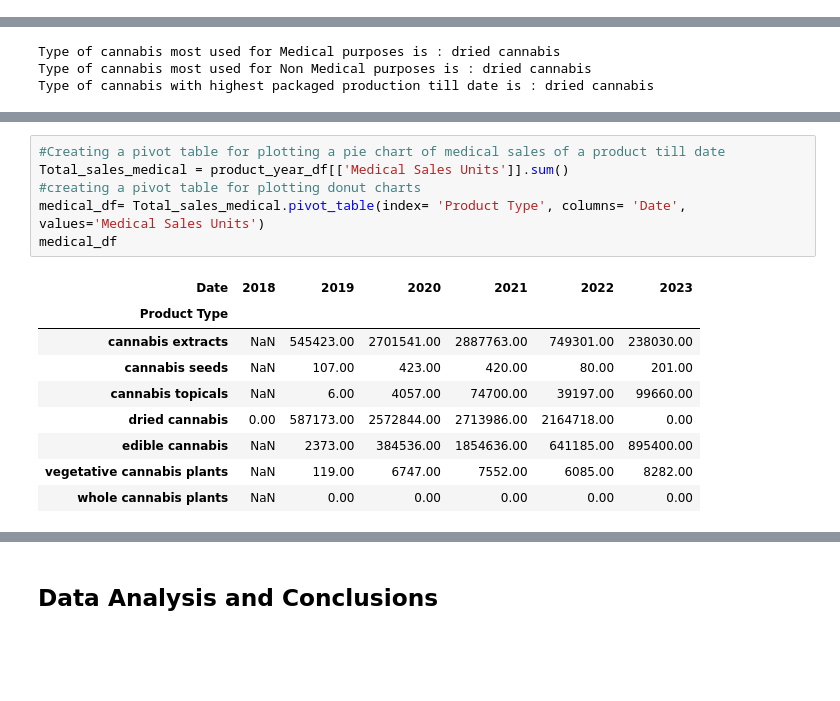
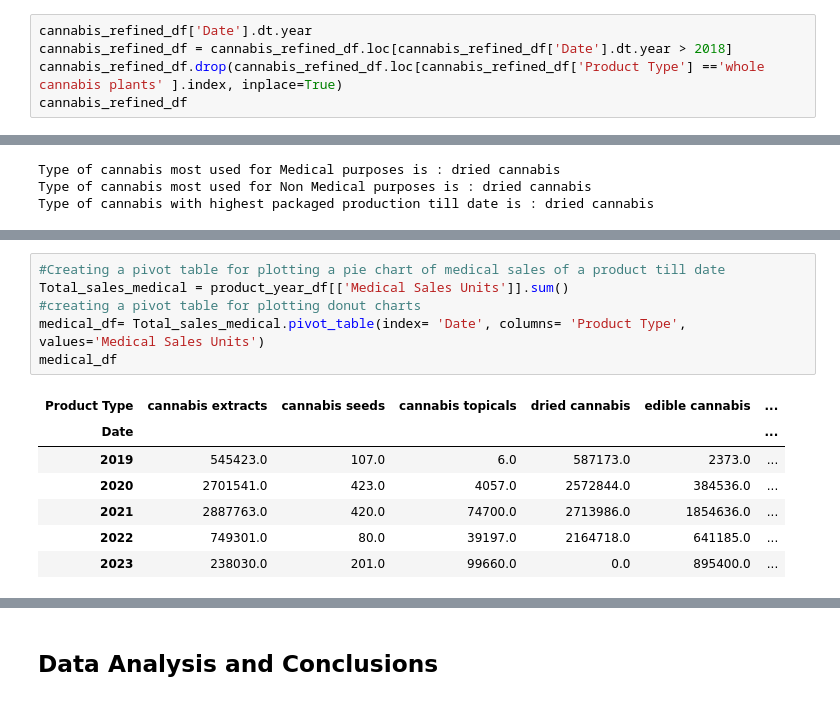
Before and after one commit to ajunjee-selvam/Project_1, a Jupyter notebook: Project 1 - Final Analysis.ipynb, the cells around one changed output, grey strips where cells are left out. Saved outputs shown, nothing was run; the diff lists cells and outputs as text; blank space fills up the shorter version.

```diff
--- a/Project 1 - Final Analysis.ipynb
+++ b/Project 1 - Final Analysis.ipynb
@@ -670,0 +676,5 @@ cannabis_refined_df.head()
+# %%
+cannabis_refined_df['Date'].dt.year
+cannabis_refined_df = cannabis_refined_df.loc[cannabis_refined_df['Date'].dt.year > 2018]
+cannabis_refined_df.drop(cannabis_refined_df.loc[cannabis_refined_df['Product Type'] =='whole cannabis plants' ].index, inplace=True)
+cannabis_refined_df
@@ -785,19 +806,17 @@ Total_sales_year
 # %%
 #Creating a pivot table for plotting a pie chart of medical sales of a product till date
 Total_sales_medical = product_year_df[['Medical Sales Units']].sum()
 #creating a pivot table for plotting donut charts
-medical_df= Total_sales_medical.pivot_table(index= 'Product Type', columns= 'Date', values='Medical Sales Units')
+medical_df= Total_sales_medical.pivot_table(index= 'Date', columns= 'Product Type', values='Medical Sales Units')
 medical_df
 # %% [output]
-| Date | 2018 | 2019 | 2020 | 2021 | 2022 | 2023 |
-| Product Type |  |  |  |  |  |  |
-| cannabis extracts | NaN | 545423.00 | 2701541.00 | 2887763.00 | 749301.00 | 238030.00 |
-| cannabis seeds | NaN | 107.00 | 423.00 | 420.00 | 80.00 | 201.00 |
-| cannabis topicals | NaN | 6.00 | 4057.00 | 74700.00 | 39197.00 | 99660.00 |
-| dried cannabis | 0.00 | 587173.00 | 2572844.00 | 2713986.00 | 2164718.00 | 0.00 |
-| edible cannabis | NaN | 2373.00 | 384536.00 | 1854636.00 | 641185.00 | 895400.00 |
-| vegetative cannabis plants | NaN | 119.00 | 6747.00 | 7552.00 | 6085.00 | 8282.00 |
-| whole cannabis plants | NaN | 0.00 | 0.00 | 0.00 | 0.00 | 0.00 |
+| Product Type | cannabis extracts | cannabis seeds | cannabis topicals | dried cannabis | edible cannabis | ... |
+| Date |  |  |  |  |  | ... |
+| 2019 | 545423.0 | 107.0 | 6.0 | 587173.0 | 2373.0 | ... |
+| 2020 | 2701541.0 | 423.0 | 4057.0 | 2572844.0 | 384536.0 | ... |
+| 2021 | 2887763.0 | 420.0 | 74700.0 | 2713986.0 | 1854636.0 | ... |
+| 2022 | 749301.0 | 80.0 | 39197.0 | 2164718.0 | 641185.0 | ... |
+| 2023 | 238030.0 | 201.0 | 99660.0 | 0.0 | 895400.0 | ... |
 # %%
 #Creating pie chart for medical sales of product over different year
 font_color = '#525252'
```
Also changed, not shown: parts of 14 cells of this notebook.
